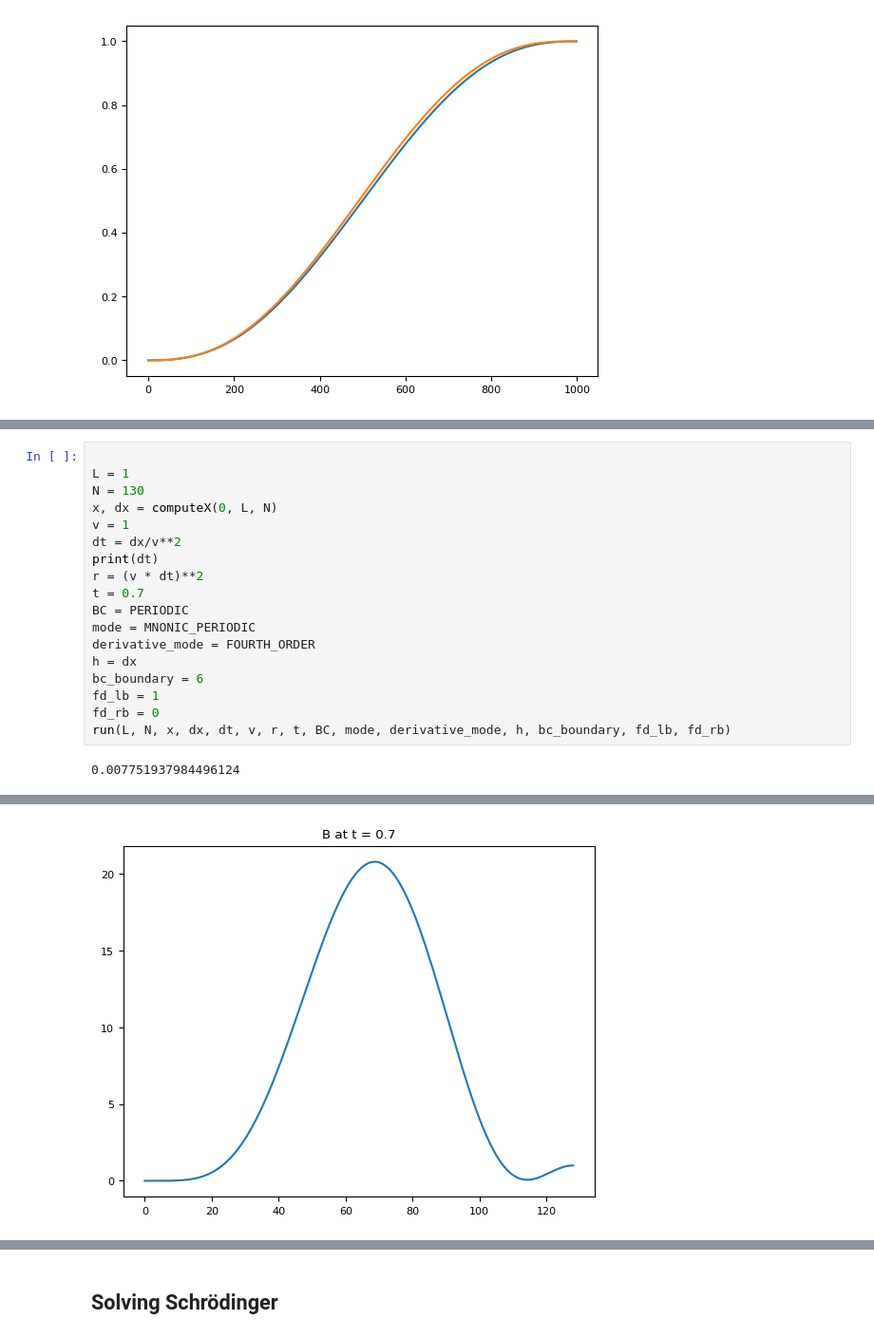
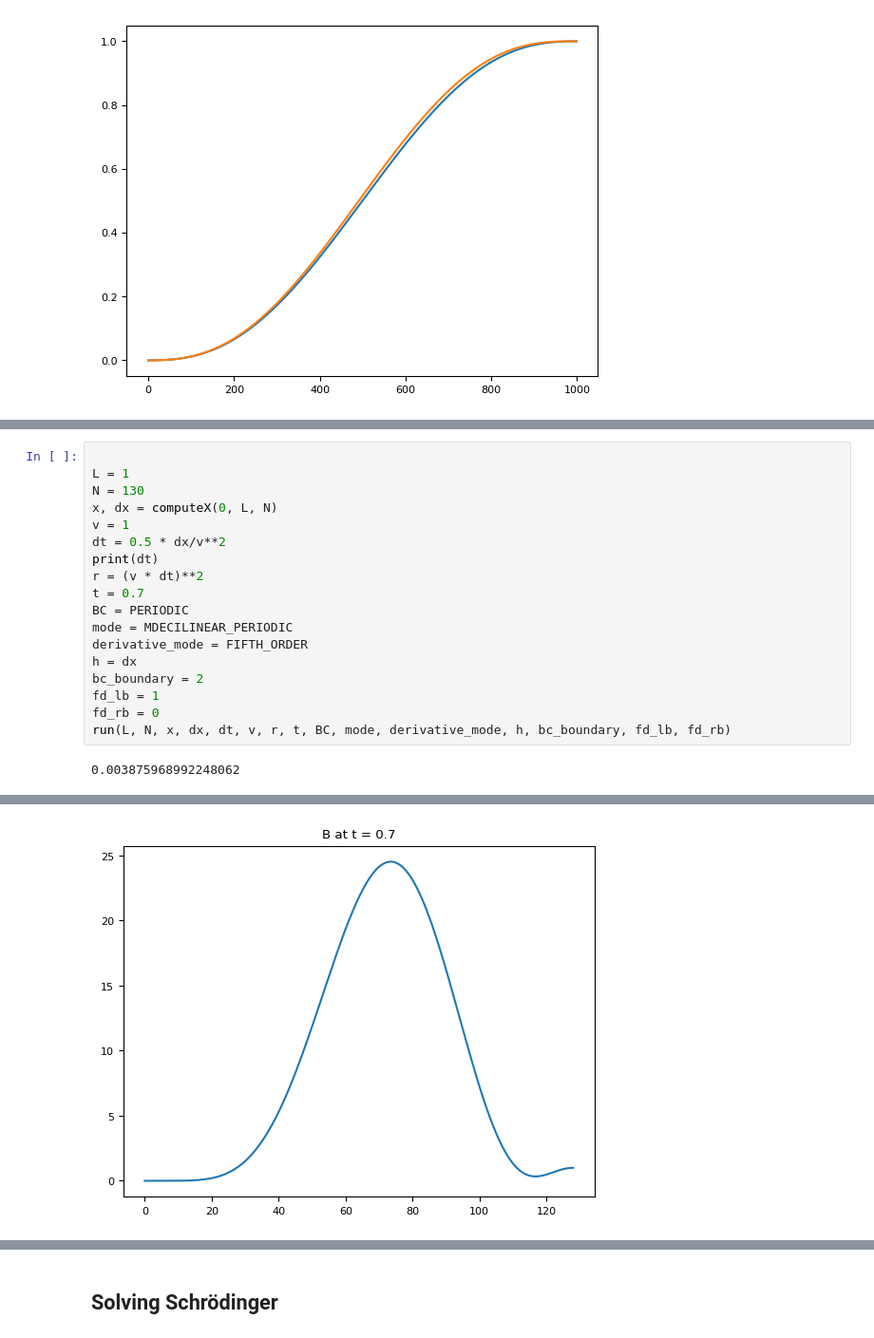
Before and after one commit to KunkelAlexander/fdm-hybrid-scheme, a Jupyter notebook: dirichlet_spectral.ipynb, the cells around one changed output, grey strips where cells are left out. Shown at 95% size. Cells and saved outputs as stored; diff of their text form.

```diff
--- a/dirichlet_spectral.ipynb
+++ b/dirichlet_spectral.ipynb
@@ -1405,22 +1479,22 @@ def run(L, N, x, dx, dt, v, r, t, BC, mode, derivative_mode, h, bc_boundary, fd_
 # %%
 
 L = 1
 N = 130
 x, dx = computeX(0, L, N)
 v = 1
-dt = dx/v**2
+dt = 0.5 * dx/v**2
 print(dt)
 r = (v * dt)**2
 t = 0.7
 BC = PERIODIC
-mode = MNONIC_PERIODIC
-derivative_mode = FOURTH_ORDER
+mode = MDECILINEAR_PERIODIC
+derivative_mode = FIFTH_ORDER
 h = dx
-bc_boundary = 6
+bc_boundary = 2
 fd_lb = 1
 fd_rb = 0
 run(L, N, x, dx, dt, v, r, t, BC, mode, derivative_mode, h, bc_boundary, fd_lb, fd_rb)
 # %% [output]
-0.007751937984496124
+0.003875968992248062
 [figure]
-[figure, old version]
+[figure, new version]
```
Also changed, not shown: parts of 22 cells of this notebook.
